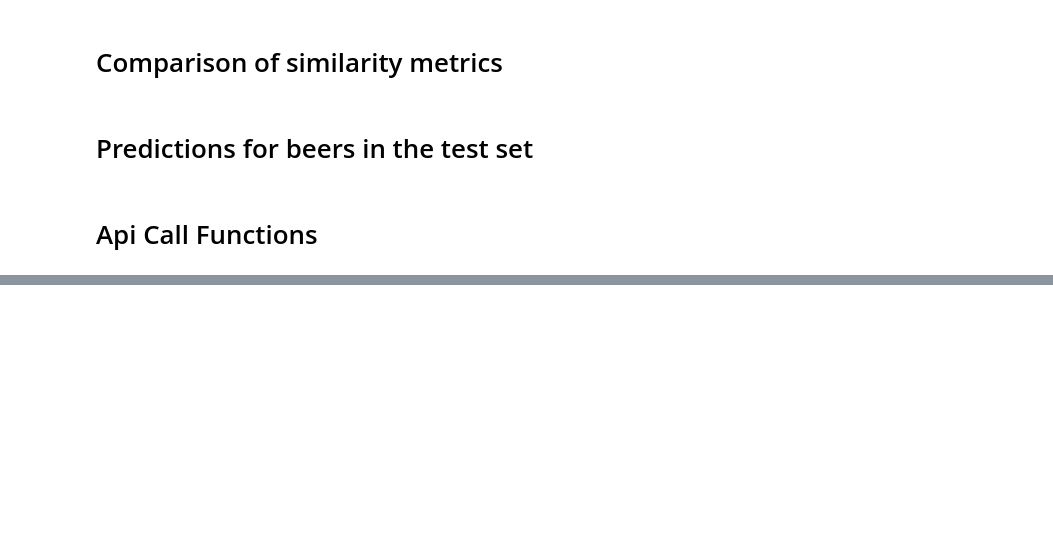
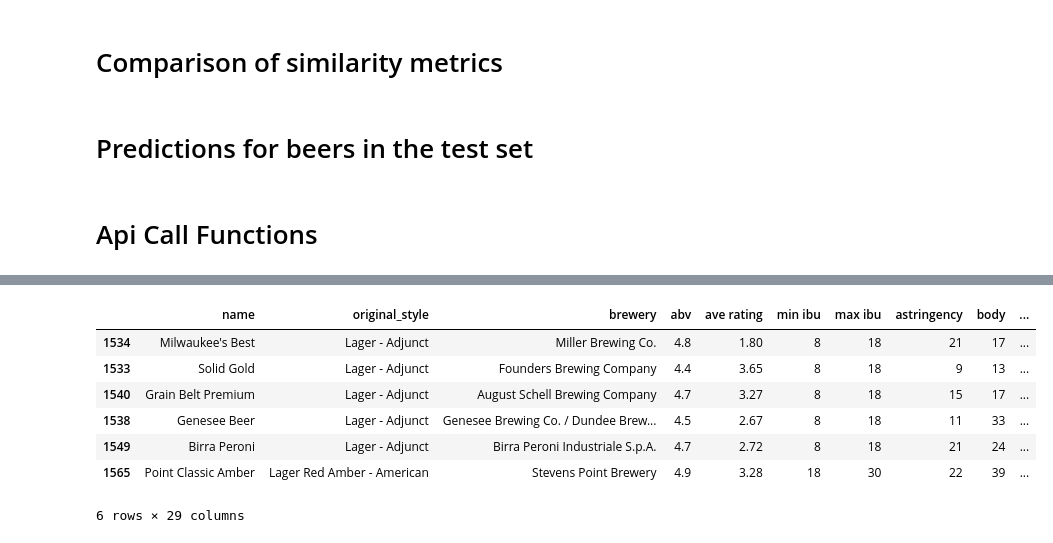
Before and after one commit to ltexp1998/zytholic_project, a Jupyter notebook: notebooks/atc_KMeans_base.ipynb, the cells around one changed output, grey strips where cells are left out. Drawn from its saved outputs; the diff is of its cells as text; code cells hidden in the pictures; blank space fills up the shorter version.

```diff
--- a/notebooks/atc_KMeans_base.ipynb
+++ b/notebooks/atc_KMeans_base.ipynb
@@ -359,0 +471,11 @@ get_most_similar_beers('Donnybrook Stout', n_beers=5)
+# %%
+model.working_df.loc[[1534, 1533, 1540, 1538, 1549, 1565],:]
+# %% [output]
+|  | name | original_style | brewery | abv | ave rating | min ibu | max ibu | astringency | body | ... |
+| 1534 | Milwaukee's Best | Lager - Adjunct | Miller Brewing Co. | 4.8 | 1.80 | 8 | 18 | 21 | 17 | ... |
+| 1533 | Solid Gold | Lager - Adjunct | Founders Brewing Company | 4.4 | 3.65 | 8 | 18 | 9 | 13 | ... |
+| 1540 | Grain Belt Premium | Lager - Adjunct | August Schell Brewing Company | 4.7 | 3.27 | 8 | 18 | 15 | 17 | ... |
+| 1538 | Genesee Beer | Lager - Adjunct | Genesee Brewing Co. / Dundee Brew... | 4.5 | 2.67 | 8 | 18 | 11 | 33 | ... |
+| 1549 | Birra Peroni | Lager - Adjunct | Birra Peroni Industriale S.p.A. | 4.7 | 2.72 | 8 | 18 | 21 | 24 | ... |
+| 1565 | Point Classic Amber | Lager Red Amber - American | Stevens Point Brewery | 4.9 | 3.28 | 18 | 30 | 22 | 39 | ... |
+6 rows × 29 columns
```
Also changed, not shown: parts of 11 cells of this notebook, 4 other files.
